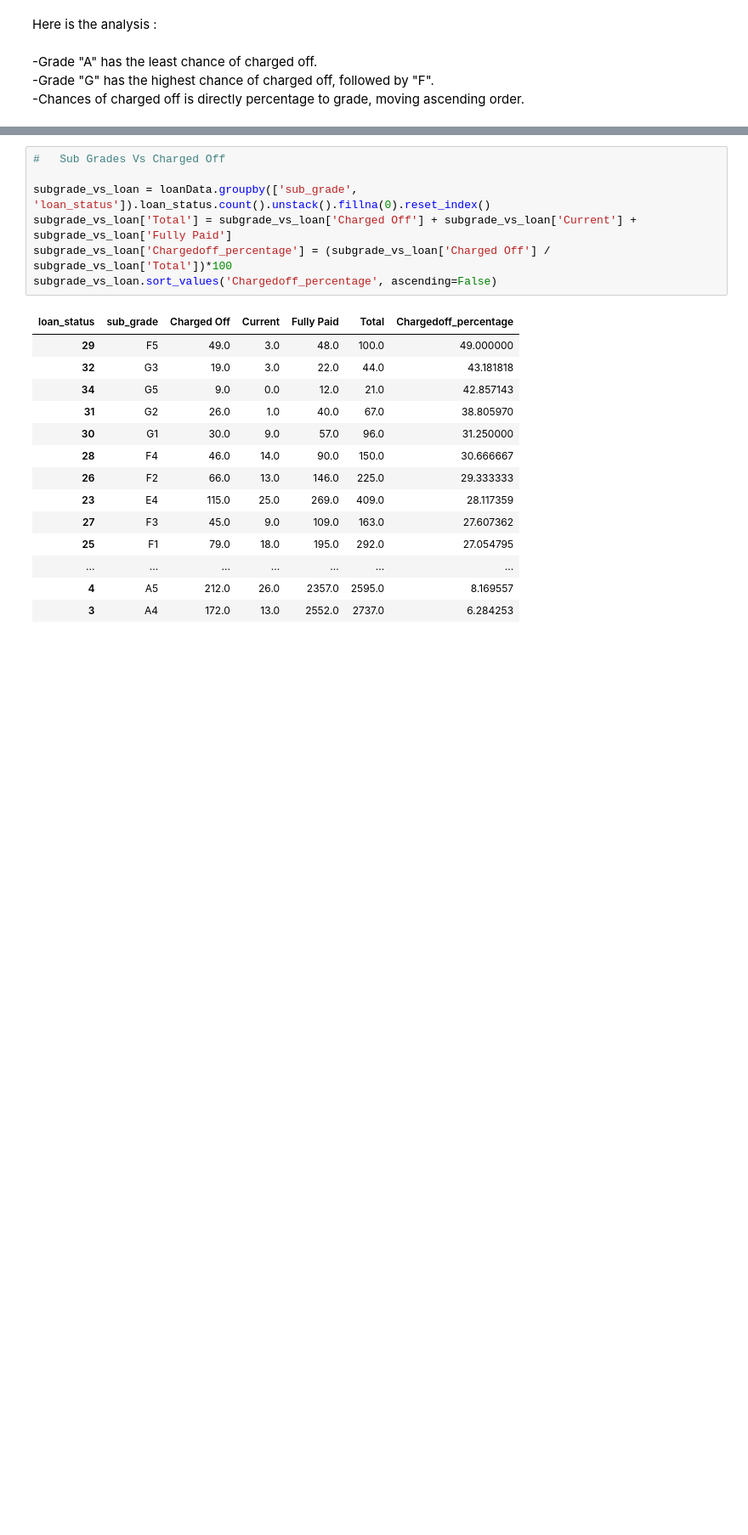
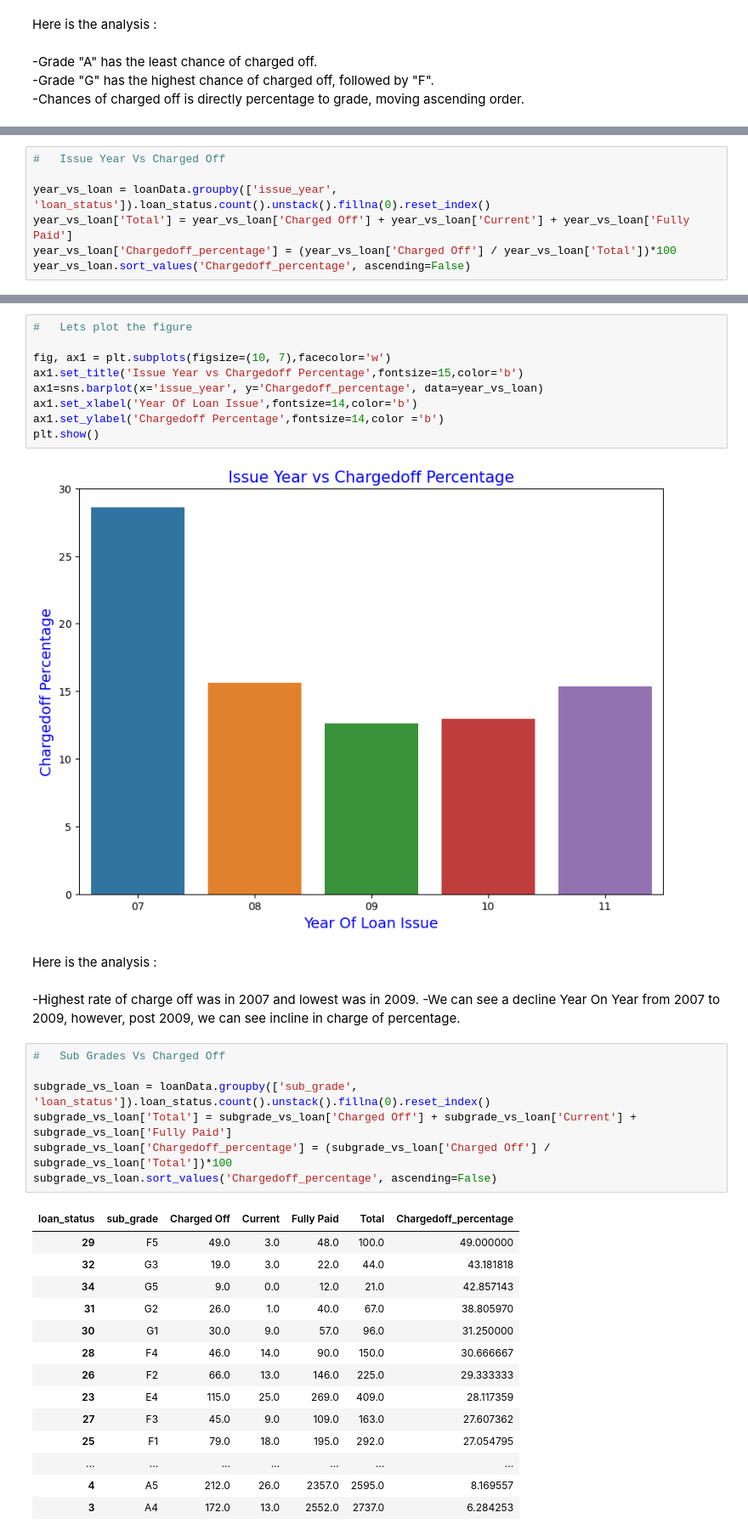
Before and after one commit to chetnapriyadarshini/Lending_Club_Case_Study_EDA, a Jupyter notebook: Group_Facilitator_Name.ipynb, the cells around one changed output, grey strips where cells are left out. Shown at 85% size. Cells and saved outputs as stored; diff of their text form; blank space fills up the shorter version.

Commit message:
Updated the code with for Bivariate Analysis

```diff
--- a/Group_Facilitator_Name.ipynb
+++ b/Group_Facilitator_Name.ipynb
@@ -863,0 +900,7 @@ Here is the analysis :<br><br>
+# %%
+#   Issue Year Vs Charged Off
+
+year_vs_loan = loanData.groupby(['issue_year', 'loan_status']).loan_status.count().unstack().fillna(0).reset_index()
+year_vs_loan['Total'] = year_vs_loan['Charged Off'] + year_vs_loan['Current'] + year_vs_loan['Fully Paid']
+year_vs_loan['Chargedoff_percentage'] = (year_vs_loan['Charged Off'] / year_vs_loan['Total'])*100
+year_vs_loan.sort_values('Chargedoff_percentage', ascending=False)
@@ -864,3 +914,18 @@ Here is the analysis :<br><br>
+# %%
+#   Lets plot the figure
+
+fig, ax1 = plt.subplots(figsize=(10, 7),facecolor='w')
+ax1.set_title('Issue Year vs Chargedoff Percentage',fontsize=15,color='b')
+ax1=sns.barplot(x='issue_year', y='Chargedoff_percentage', data=year_vs_loan)
+ax1.set_xlabel('Year Of Loan Issue',fontsize=14,color='b')
+ax1.set_ylabel('Chargedoff Percentage',fontsize=14,color ='b')
+plt.show()
+# %% [output]
+[figure, added]
+# %% [markdown]
+Here is the analysis :<br><br>
+-Highest rate of charge off was in 2007 and lowest was in 2009.
+-We can see a decline Year On Year from 2007 to 2009, however, post 2009, we can see incline in charge of percentage.
 # %%
 #   Sub Grades Vs Charged Off
 
```
Also changed, not shown: parts of 4 cells of this notebook.
